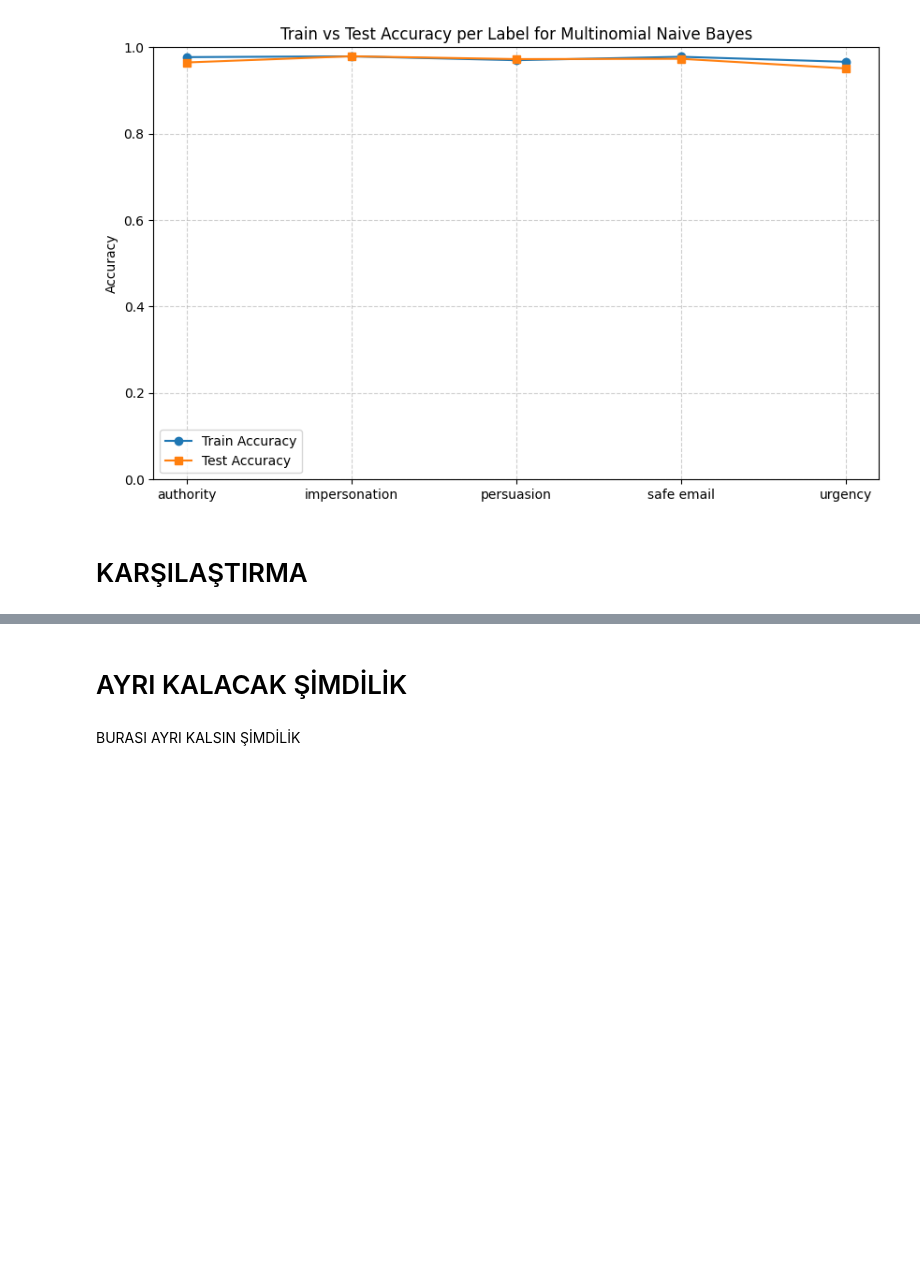
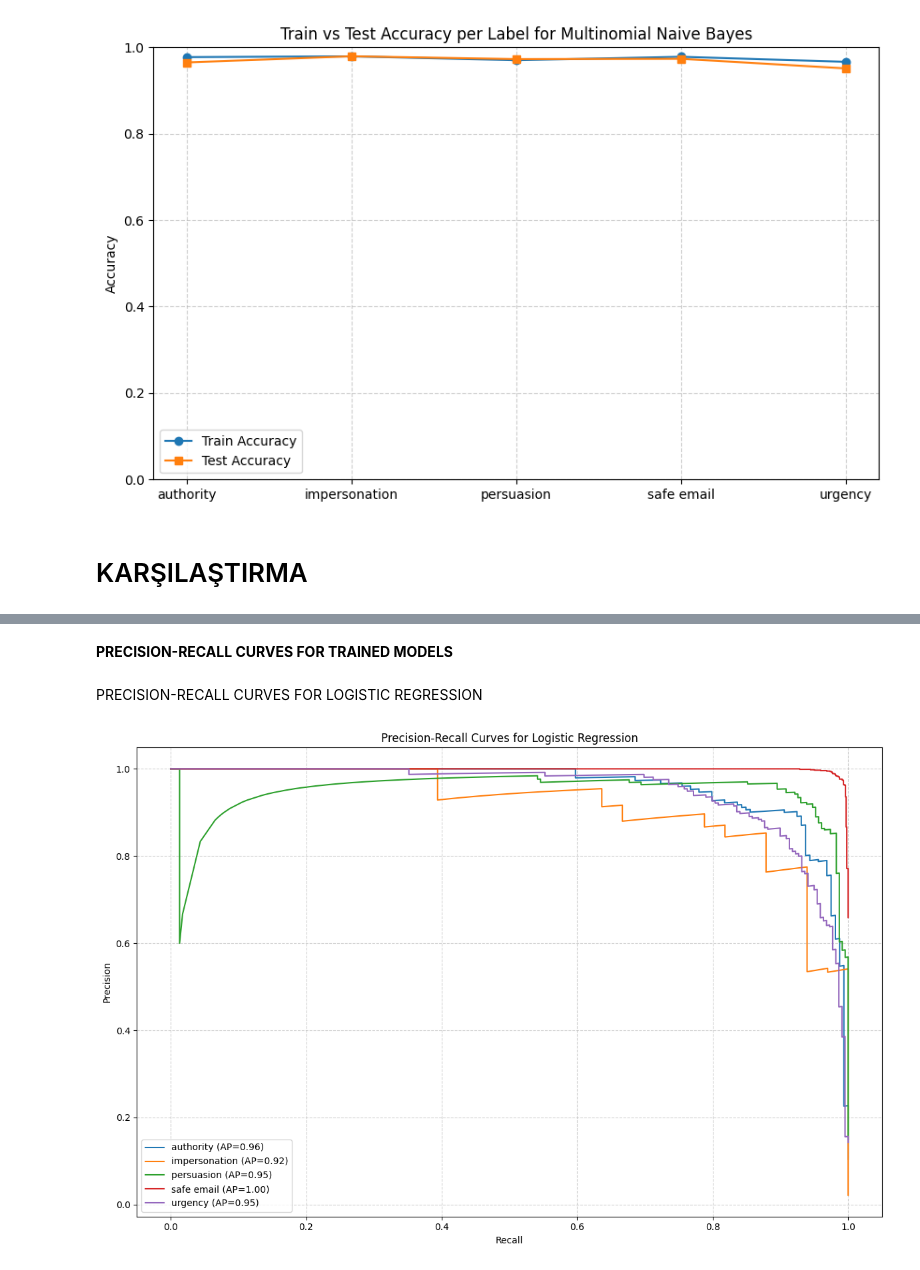
Before and after one commit to VstCodes/Social_Engineering_Email_Detection_System, a Jupyter notebook: security_proje_code.ipynb, the cells around one changed output, grey strips where cells are left out. Saved outputs shown, nothing was run; the diff lists cells and outputs as text; code cells hidden in the pictures; blank space fills up the shorter version.

```diff
--- a/security_proje_code.ipynb
+++ b/security_proje_code.ipynb
@@ -926,4 +1002,50 @@ plot_accuracy_line(model, X_train, y_train, X_test, y_test, "Logistic Regression
-# %% [markdown]
-# AYRI KALACAK ŞİMDİLİK
-# %% [markdown]
-BURASI AYRI KALSIN ŞİMDİLİK
+# %% [markdown]
+**PRECISION-RECALL CURVES FOR TRAINED MODELS**
+# %%
+from sklearn.metrics import precision_recall_curve, average_precision_score
+import matplotlib.pyplot as plt
+import numpy as np
+
+# Function to plot precision-recall curves for each label
+def plot_precision_recall_curves(y_true, y_scores, model_name, label_names):
+    """
+    Plots the precision-recall curve for each class in a multi-label classification problem.
+
+    Parameters:
+    - y_true: DataFrame or 2D array with true binary labels
+    - y_scores: 2D array with predicted probabilities or decision function scores
+    - model_name: string, name of the model (used in the title)
+    - label_names: list of label names
+    """
+    plt.figure(figsize=(12, 8))
+
+    for i in range(len(label_names)):
+        # Compute precision-recall curve
+        precision, recall, _ = precision_recall_curve(y_true.iloc[:, i], y_scores[:, i])
+        # Calculate average precision score
+        ap_score = average_precision_score(y_true.iloc[:, i], y_scores[:, i])
+
+        # Plot curve for each label
+        plt.plot(recall, precision, label=f"{label_names[i]} (AP={ap_score:.2f})")
+
+    plt.xlabel('Recall')
+    plt.ylabel('Precision')
+    plt.title(f'Precision-Recall Curves for {model_name}')
+    plt.legend(loc='best')
+    plt.grid(True, linestyle='--', alpha=0.6)
+    plt.tight_layout()
+    plt.show()
+# %% [markdown]
+PRECISION-RECALL CURVES FOR LOGISTIC REGRESSION
+# %%
+# Olasılık tahminlerini al
+y_pred_proba = model.predict_proba(X_test)
+
+# predict_proba() çıktısı bir liste (her sınıf için olasılıklar)
+# OneVsRestClassifier ile çalışıyorsan bu şekilde düzenleyebilirsin:
+y_pred_proba = np.asarray([estimator.predict_proba(X_test)[:, 1] for estimator in model.estimators_]).T
+
+# PR eğrisi çiz
+plot_precision_recall_curves(y_test, y_pred_proba, "Logistic Regression", y.columns)
+# %% [output]
+[figure, added]
```
Also changed, not shown: parts of 42 cells of this notebook.
